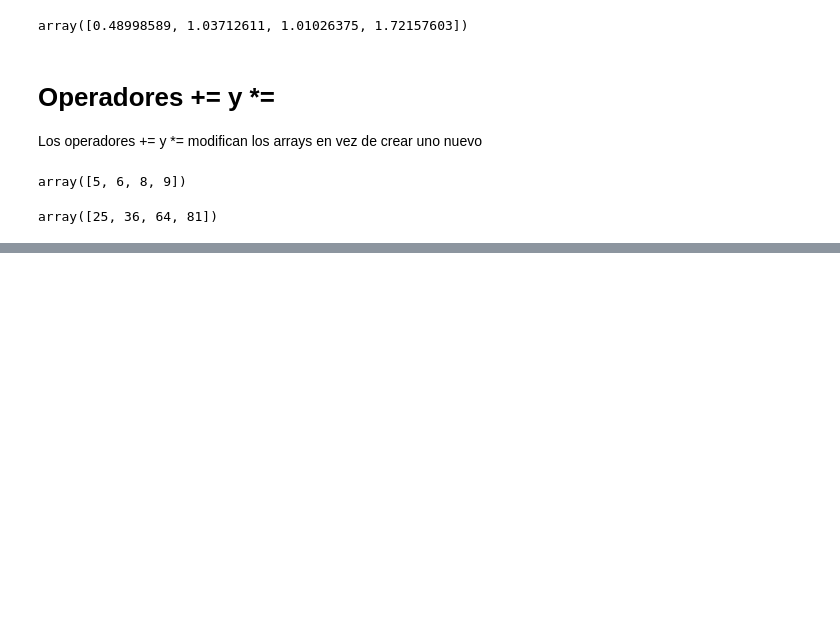
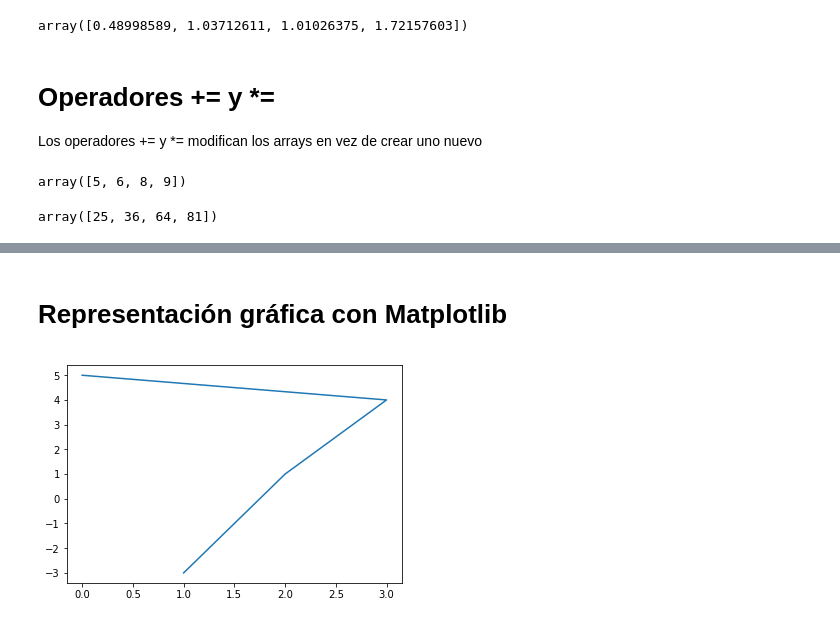
Before and after one commit to analystanastasia/BigData, a Jupyter notebook: Unidad7/TratamientoDeDatos.ipynb, the cells around one changed output, grey strips where cells are left out. Cells and saved outputs as stored; diff of their text form; code cells hidden in the pictures; blank space fills up the shorter version.

Commit message:
Representación grafica con Matplotlib

```diff
--- a/Unidad7/TratamientoDeDatos.ipynb
+++ b/Unidad7/TratamientoDeDatos.ipynb
@@ -173,0 +478,2 @@ array([25, 36, 64, 81])
+# %% [markdown]
+# Representación gráfica con Matplotlib
@@ -173,0 +482,5 @@ array([25, 36, 64, 81])
+# %%
+plt.plot([1,2,3,0,],[-3,1,4,5])
+plt.show()
+# %% [output]
+[figure, added]
```
Also changed, not shown: parts of 73 cells of this notebook, 1 other file.
